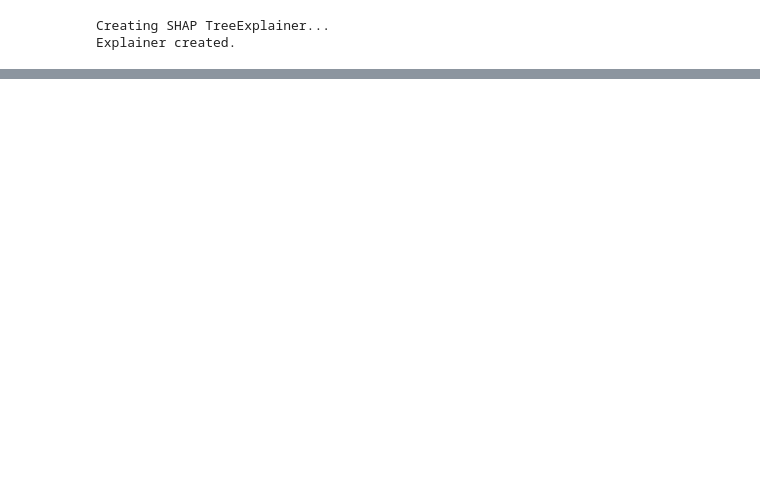
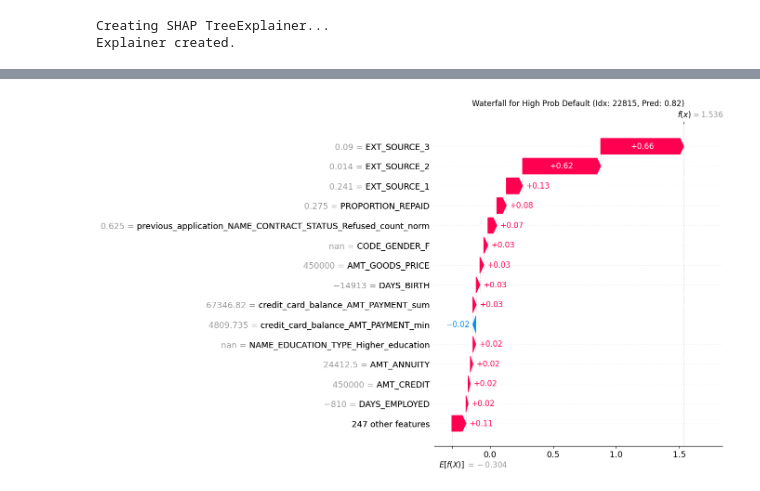
Before and after one commit to MalastarLC/Home_Credit_Project_Ver2, a Jupyter notebook: Projet_7_Analyse_Exploratoire_part_2.ipynb, the cells around one changed output, grey strips where cells are left out. Drawn from its saved outputs; the diff is of its cells as text; code cells hidden in the pictures; blank space fills up the shorter version.

```diff
--- a/Projet_7_Analyse_Exploratoire_part_2.ipynb
+++ b/Projet_7_Analyse_Exploratoire_part_2.ipynb
@@ -3940,0 +3861,20 @@ Waterfall plot serait plus lisible
+# %%
+X_test_with_preds = X_test_filtered_with_non_null_importance.copy()
+X_test_with_preds['probability_default'] = predictions_proba
+# %%
+# Sort by probability
+X_test_sorted = X_test_with_preds.sort_values(by='probability_default', ascending=False)
+
+# Select indices of instances to plot (original indices from X_test_filtered_with_non_null_importance)
+num_instances_to_plot = 3 # Plot 3 highest and 3 lowest
+
+# Get original DataFrame indices for these sorted instances
+# These indices will be used with .loc on the original X_test_filtered_with_non_null_importance
+# and with integer position for shap_values (since shap_values rows correspond to X_test_filtered rows)
+high_prob_indices_original = X_test_sorted.head(num_instances_to_plot).index
+low_prob_indices_original = X_test_sorted.tail(num_instances_to_plot).index
+
+print(f"Indices of top {num_instances_to_plot} high probability instances: {high_prob_indices_original.tolist()}")
+print(f"Probabilities: {X_test_sorted.head(num_instances_to_plot)['probability_default'].tolist()}")
+print(f"Indices of top {num_instances_to_plot} low probability instances: {low_prob_indices_original.tolist()}")
+print(f"Probabilities: {X_test_sorted.tail(num_instances_to_plot)['probability_default'].tolist()}")
@@ -3940,0 +3888,76 @@ Waterfall plot serait plus lisible
+# %%
+# --- Step 3: Get the Base Value (Expected Value) ---
+# This is crucial. Check the structure of explainer.expected_value
+# Given your shap_values.shape is (n_samples, n_features), expected_value is likely:
+#   - A scalar (if SHAP decided it's a single output problem for this explanation)
+#   - A list/array with one element: [expected_value_for_class_1]
+#   - A list/array with two elements: [expected_value_for_class_0, expected_value_for_class_1]
+#     (even if shap_values was simplified, expected_value might retain the two-class structure from the explainer's internal model understanding)
+
+if isinstance(explainer.expected_value, (list, np.ndarray)):
+    if len(explainer.expected_value) == 2: # Common for binary classifiers
+        base_value = explainer.expected_value[1] # Assuming class 1 is your target (default)
+        print(f"Using explainer.expected_value[1] as base value: {base_value}")
+    elif len(explainer.expected_value) == 1:
+         base_value = explainer.expected_value[0]
+         print(f"Using explainer.expected_value[0] as base value: {base_value}")
+    else: # Should not happen if it's a list/array from explainer
+        base_value = explainer.expected_value
+        print(f"Warning: explainer.expected_value is a list/array of unexpected length. Using as is: {base_value}")
+
+else: # Scalar
+    base_value = explainer.expected_value
+    print(f"Using scalar explainer.expected_value as base value: {base_value}")
+
+# --- Step 4: Generate Waterfall Plots ---
+max_display_waterfall = 15 # Number of top features to show in waterfall
+
+print("\n--- Generating Waterfall Plots for High Probability Instances ---")
+for i, original_idx in enumerate(high_prob_indices_original):
+    # Get the integer position of this original_idx in X_test_filtered_with_non_null_importance
+    # This is needed to correctly index into the shap_values array
+    instance_position = X_test_filtered_with_non_null_importance.index.get_loc(original_idx)
+
+    print(f"\nPlotting High Probability Instance {i+1} (Original Index: {original_idx}, Position: {instance_position})")
+    print(f"Predicted Probability of Default: {X_test_with_preds.loc[original_idx, 'probability_default']:.4f}")
+
+    # Create a SHAP Explanation object for the specific instance
+    explanation_object = shap.Explanation(
+        values=shap_values[instance_position, :],  # SHAP values for this instance
+        base_values=base_value,                    # Base value (expected prediction)
+        data=X_test_filtered_with_non_null_importance.loc[original_idx].values, # Raw feature values for this instance
+        feature_names=X_test_filtered_with_non_null_importance.columns.tolist()
+    )
+
+    shap.plots.waterfall(explanation_object, max_display=max_display_waterfall, show=False)
+    # For older SHAP versions, the syntax was slightly different:
+    # shap.waterfall_plot(base_value,
+    #                     shap_values[instance_position, :],
+    #                     features=X_test_filtered_with_non_null_importance.loc[original_idx].values,
+    #                     feature_names=X_test_filtered_with_non_null_importance.columns.tolist(),
+    #                     max_display=max_display_waterfall,
+    #                     show=True)
+    plt.title(f"Waterfall for High Prob Default (Idx: {original_idx}, Pred: {X_test_with_preds.loc[original_idx, 'probability_default']:.2f})")
+    plt.show()
+
+
+print("\n--- Generating Waterfall Plots for Low Probability Instances ---")
+for i, original_idx in enumerate(low_prob_indices_original):
+    instance_position = X_test_filtered_with_non_null_importance.index.get_loc(original_idx)
+
+    print(f"\nPlotting Low Probability Instance {i+1} (Original Index: {original_idx}, Position: {instance_position})")
+    print(f"Predicted Probability of Default: {X_test_with_preds.loc[original_idx, 'probability_default']:.4f}")
+
+    explanation_object = shap.Explanation(
+        values=shap_values[instance_position, :],
+        base_values=base_value,
+        data=X_test_filtered_with_non_null_importance.loc[original_idx].values,
+        feature_names=X_test_filtered_with_non_null_importance.columns.tolist()
+    )
+
+    shap.plots.waterfall(explanation_object, max_display=max_display_waterfall, show=False)
+    plt.title(f"Waterfall for Low Prob Default (Idx: {original_idx}, Pred: {X_test_with_preds.loc[original_idx, 'probability_default']:.2f})")
+    plt.show()
+
+print("\nWaterfall plot generation complete.")
+# %% [output]
@@ -3940,0 +3970 @@ Waterfall plot serait plus lisible
+[figure, added]
```
Also changed, not shown: parts of 43 cells of this notebook.
